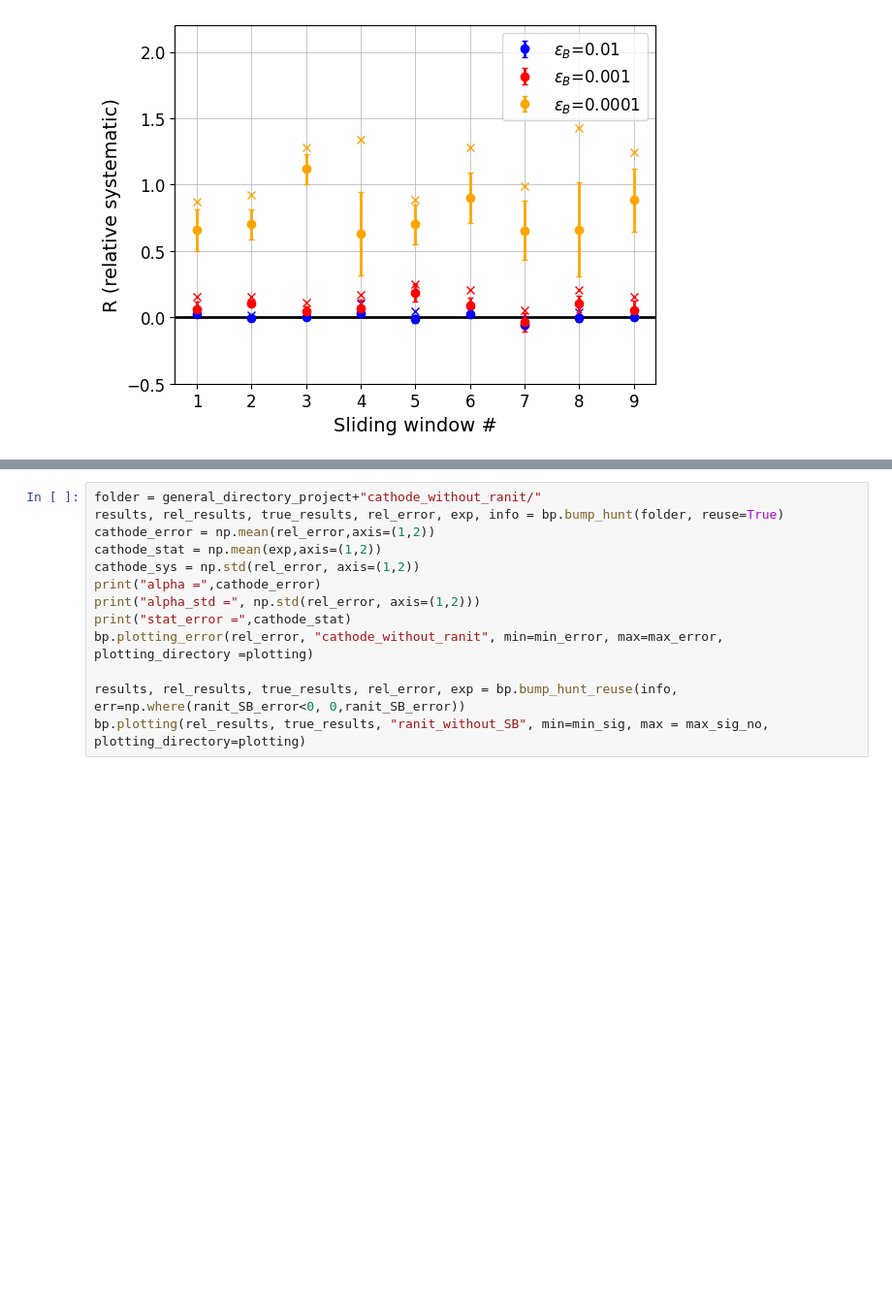
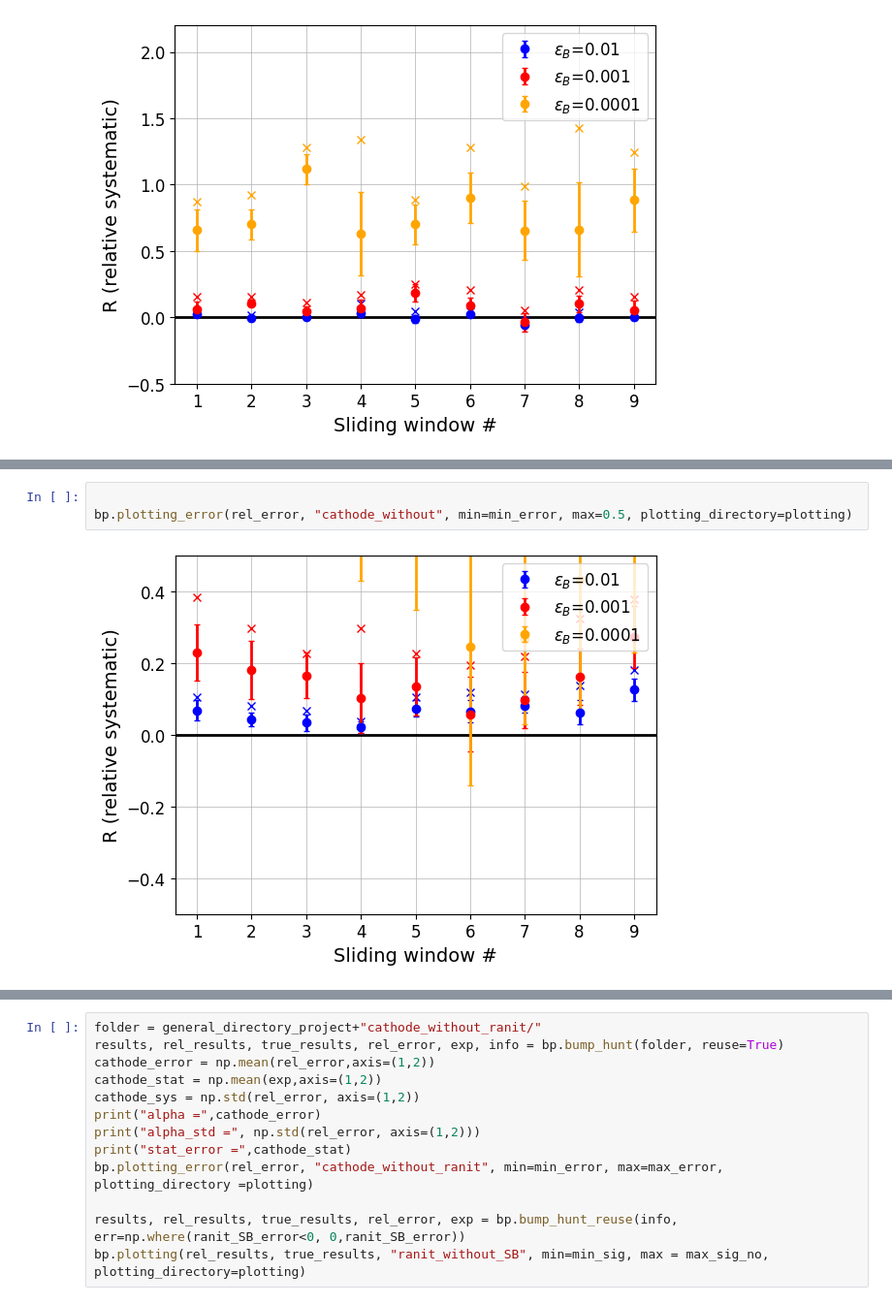
Before and after one commit to mariehein/bumphunt_paper, a Jupyter notebook: bumphunt_testing.ipynb, the cells around one changed output, grey strips where cells are left out. Shown at 97% size. Saved outputs shown, nothing was run; the diff lists cells and outputs as text; blank space fills up the shorter version.

```diff
--- a/bumphunt_testing.ipynb
+++ b/bumphunt_testing.ipynb
@@ -34,0 +51,5 @@ stat_error = [0.02958955 0.09353842 0.29504946]
+# %%
+
+bp.plotting_error(rel_error, "cathode_without", min=min_error, max=0.5, plotting_directory=plotting)
+# %% [output]
+[figure, added]
```
Also changed, not shown: parts of 3 cells of this notebook, 4 other files.
